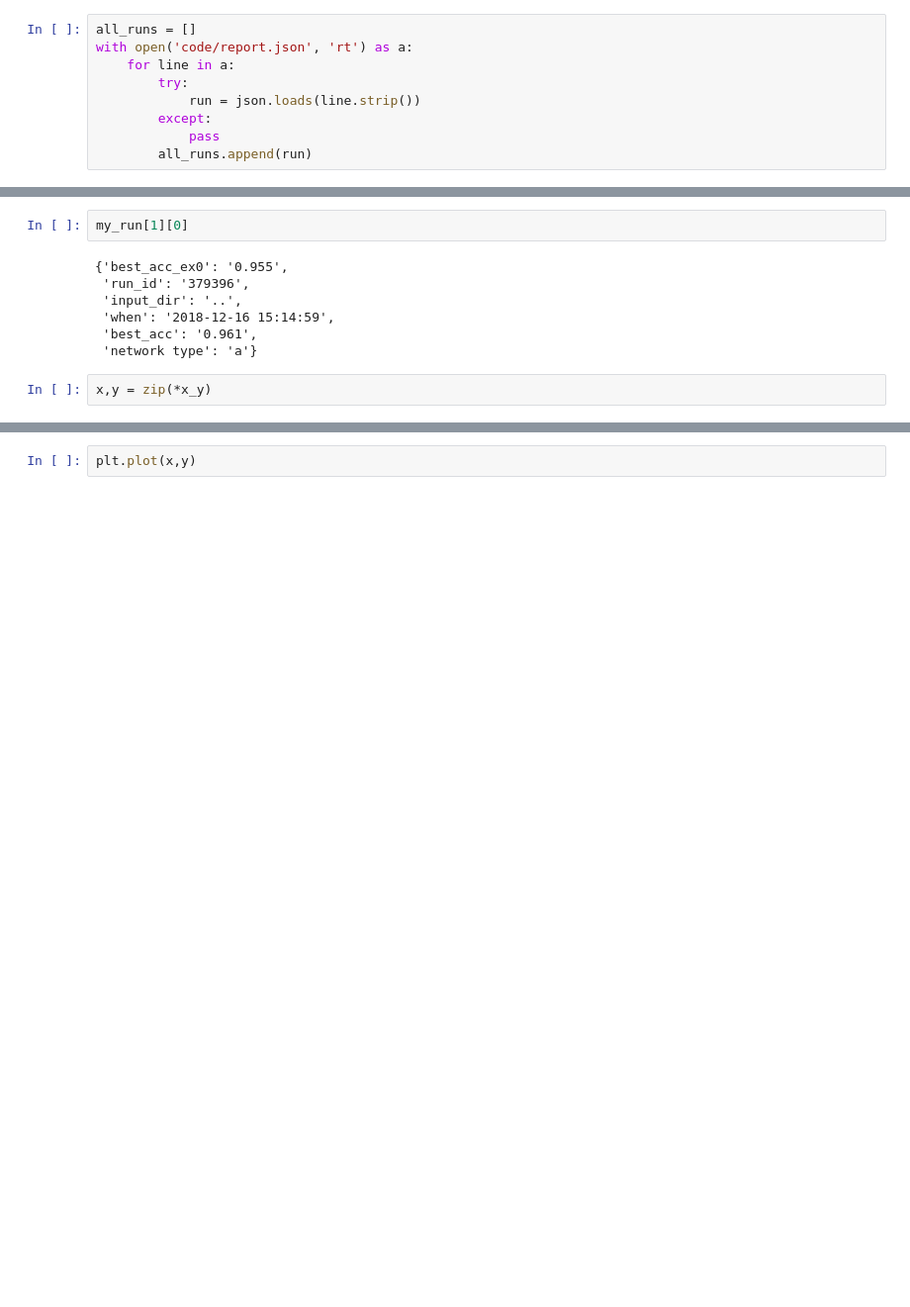
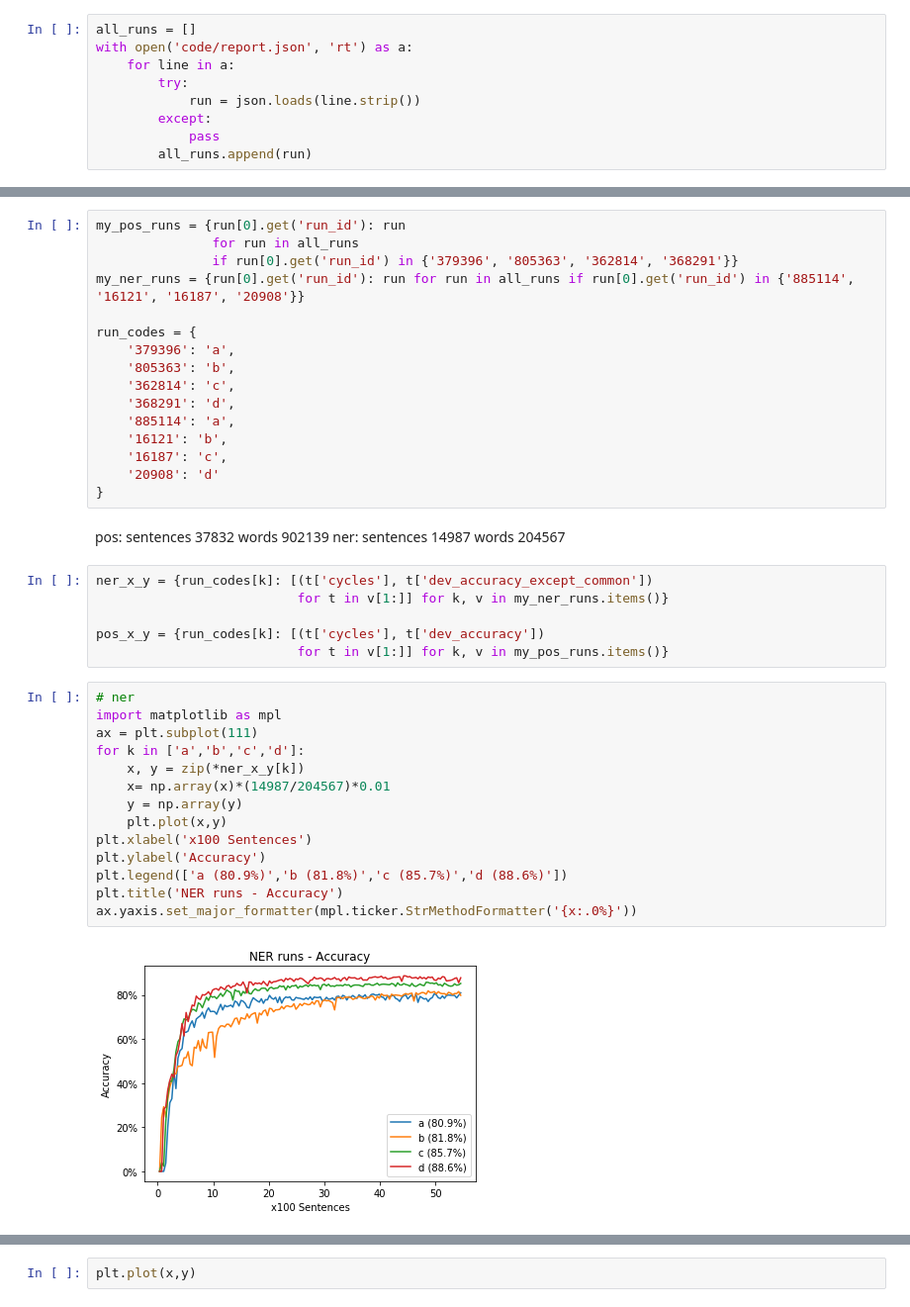
Before and after one commit to kishkash555/biu, a Jupyter notebook: NLP-courses/89687-DL/Assignment3/Untitled1.ipynb, the cells around one changed output, grey strips where cells are left out. Shown at 99% size. Cells and saved outputs as stored; diff of their text form; blank space fills up the shorter version.

```diff
--- a/NLP-courses/89687-DL/Assignment3/Untitled1.ipynb
+++ b/NLP-courses/89687-DL/Assignment3/Untitled1.ipynb
@@ -57,11 +42,41 @@ x_y = [(t['cycles'], t['dev_accuracy']) for t in my_run[1][1:]]
-# %%
-my_run[1][0]
-# %% [output]
-{'best_acc_ex0': '0.955',
- 'run_id': '379396',
- 'input_dir': '..',
- 'when': '2018-12-16 15:14:59',
- 'best_acc': '0.961',
- 'network type': 'a'}
-# %%
-x,y = zip(*x_y)
+# %%
+my_pos_runs = {run[0].get('run_id'): run
+               for run in all_runs
+               if run[0].get('run_id') in {'379396', '805363', '362814', '368291'}}
+my_ner_runs = {run[0].get('run_id'): run for run in all_runs if run[0].get('run_id') in {'885114', '16121', '16187', '20908'}}
+
+run_codes = {
+    '379396': 'a',
+    '805363': 'b',
+    '362814': 'c',
+    '368291': 'd',
+    '885114': 'a',
+    '16121': 'b',
+    '16187': 'c',
+    '20908': 'd'
+}
+# %% [markdown]
+pos: sentences 37832 words 902139
+ner: sentences 14987 words 204567
+# %%
+ner_x_y = {run_codes[k]: [(t['cycles'], t['dev_accuracy_except_common'])
+                          for t in v[1:]] for k, v in my_ner_runs.items()}
+
+pos_x_y = {run_codes[k]: [(t['cycles'], t['dev_accuracy'])
+                          for t in v[1:]] for k, v in my_pos_runs.items()}
+# %%
+# ner
+import matplotlib as mpl
+ax = plt.subplot(111)
+for k in ['a','b','c','d']:
+    x, y = zip(*ner_x_y[k])
+    x= np.array(x)*(14987/204567)*0.01
+    y = np.array(y)
+    plt.plot(x,y)
+plt.xlabel('x100 Sentences')
+plt.ylabel('Accuracy')
+plt.legend(['a (80.9%)','b (81.8%)','c (85.7%)','d (88.6%)'])
+plt.title('NER runs - Accuracy')
+ax.yaxis.set_major_formatter(mpl.ticker.StrMethodFormatter('{x:.0%}'))
+# %% [output]
+[figure, added]
```
Also changed, not shown: parts of 7 cells of this notebook, 7 other files.
